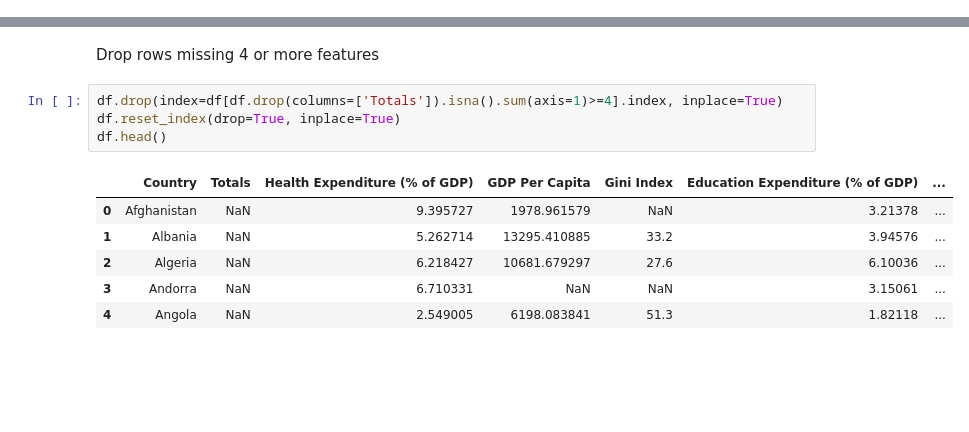
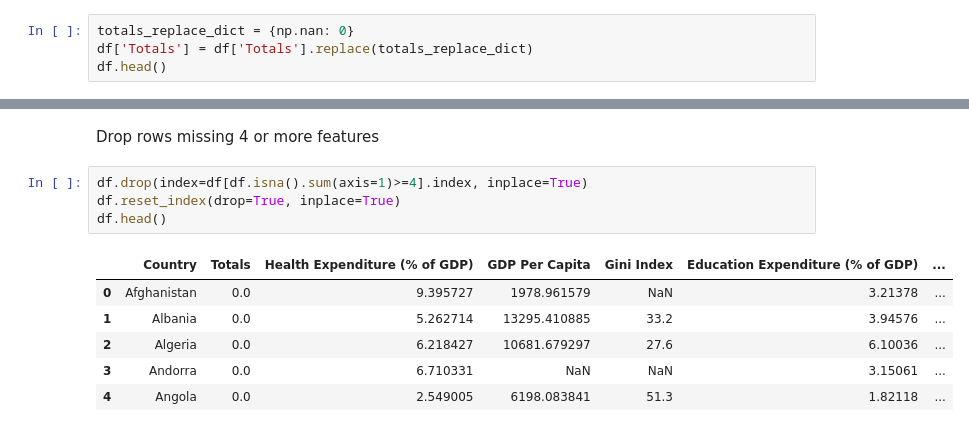
Before and after one commit to blantj/olympic_medal_classification, a Jupyter notebook: Modeling.ipynb, the cells around one changed output, grey strips where cells are left out. Cells and saved outputs as stored; diff of their text form; blank space fills up the shorter version.

```diff
--- a/Modeling.ipynb
+++ b/Modeling.ipynb
@@ -178,0 +184,4 @@ memory usage: 19.0+ KB
+# %%
+totals_replace_dict = {np.nan: 0}
+df['Totals'] = df['Totals'].replace(totals_replace_dict)
+df.head()
@@ -179,13 +195,13 @@ memory usage: 19.0+ KB
 # %% [markdown]
 Drop rows missing 4 or more features
 # %%
-df.drop(index=df[df.drop(columns=['Totals']).isna().sum(axis=1)>=4].index, inplace=True)
+df.drop(index=df[df.isna().sum(axis=1)>=4].index, inplace=True)
 df.reset_index(drop=True, inplace=True)
 df.head()
 # %% [output]
 |  | Country | Totals | Health Expenditure (% of GDP) | GDP Per Capita | Gini Index | Education Expenditure (% of GDP) | ... |
-| 0 | Afghanistan | NaN | 9.395727 | 1978.961579 | NaN | 3.21378 | ... |
-| 1 | Albania | NaN | 5.262714 | 13295.410885 | 33.2 | 3.94576 | ... |
-| 2 | Algeria | NaN | 6.218427 | 10681.679297 | 27.6 | 6.10036 | ... |
-| 3 | Andorra | NaN | 6.710331 | NaN | NaN | 3.15061 | ... |
-| 4 | Angola | NaN | 2.549005 | 6198.083841 | 51.3 | 1.82118 | ... |
+| 0 | Afghanistan | 0.0 | 9.395727 | 1978.961579 | NaN | 3.21378 | ... |
+| 1 | Albania | 0.0 | 5.262714 | 13295.410885 | 33.2 | 3.94576 | ... |
+| 2 | Algeria | 0.0 | 6.218427 | 10681.679297 | 27.6 | 6.10036 | ... |
+| 3 | Andorra | 0.0 | 6.710331 | NaN | NaN | 3.15061 | ... |
+| 4 | Angola | 0.0 | 2.549005 | 6198.083841 | 51.3 | 1.82118 | ... |
```
Also changed, not shown: parts of 13 cells of this notebook, 2 other files.
